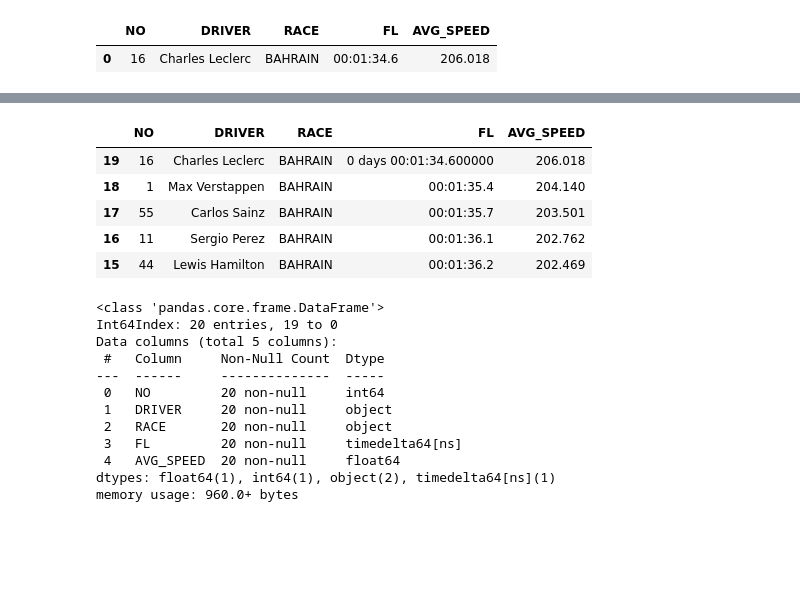
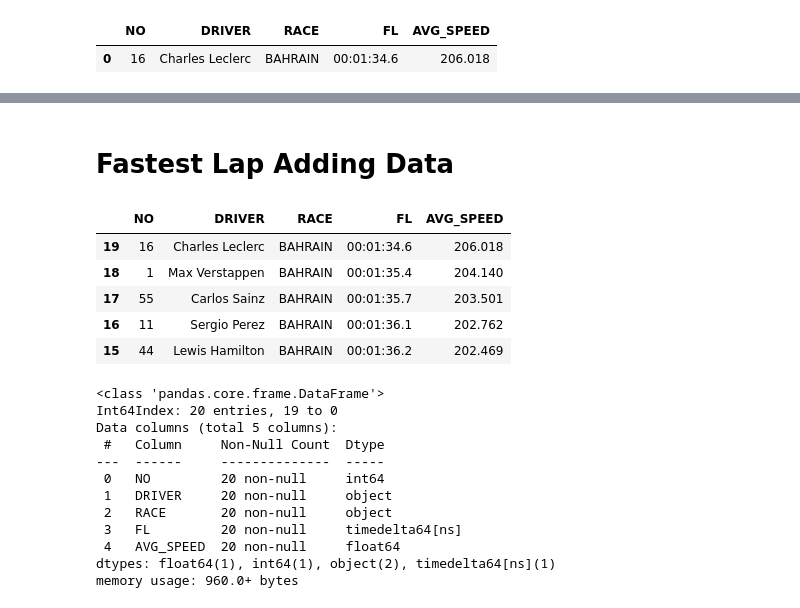
Before and after one commit to JB-26/f1-2022-analysis, a Jupyter notebook: fastest-laps.ipynb, the cells around one changed output, grey strips where cells are left out. Saved outputs shown, nothing was run; the diff lists cells and outputs as text; code cells hidden in the pictures; blank space fills up the shorter version.

```diff
--- a/fastest-laps.ipynb
+++ b/fastest-laps.ipynb
@@ -131,30 +147,33 @@ fastest_lap.head()
+# %% [markdown]
+# Fastest Lap Adding Data
 # %%
-driver_count = 1
+driver_count = 0
 
-while driver_count < 20:
+while driver_count < len(fl_bahrain.index):
     time = fl_bahrain.loc[driver_count, 'TIME']
     driverNo = fl_bahrain.loc[driver_count, 'NO']
     name = fl_bahrain.loc[driver_count, 'DRIVER']
     avg_speed = fl_bahrain.loc[driver_count, 'AVG SPEED']
     if time == 'DNF':
         driver_count += 1
     else:
         #time = re.sub(r'[^0-9.]', '', time)
         #timeFloat = float(time)
         formattedTime = datetime.strptime(time,'%M:%S.%f')
         formattedTime = formattedTime.strftime('%H:%M:%S.%f')[:-5]
         #finalTime = timeFloat + fastest_lap_bahrain_time.strftime('%M:%S.%f')[:-3]
         # add row
         fastest_lap.loc[-1] = [driverNo, name, 'BAHRAIN', formattedTime, avg_speed]
         # shift the index
         fastest_lap.index = fastest_lap.index + 1
         driver_count += 1
 
+# CONVERT FL COLUMN TO TIMEDELTA FORMAT
+fastest_lap['FL'] = pd.to_timedelta(fastest_lap['FL'])
 fastest_lap.head()
-# CONVERT FL COLUMN TO TIMEDELTA FORMAT
 # %% [output]
 |  | NO | DRIVER | RACE | FL | AVG_SPEED |
-| 19 | 16 | Charles Leclerc | BAHRAIN | 0 days 00:01:34.600000 | 206.018 |
+| 19 | 16 | Charles Leclerc | BAHRAIN | 00:01:34.6 | 206.018 |
 | 18 | 1 | Max Verstappen | BAHRAIN | 00:01:35.4 | 204.140 |
 | 17 | 55 | Carlos Sainz | BAHRAIN | 00:01:35.7 | 203.501 |
 | 16 | 11 | Sergio Perez | BAHRAIN | 00:01:36.1 | 202.762 |
```
Also changed, not shown: parts of 13 cells of this notebook.
